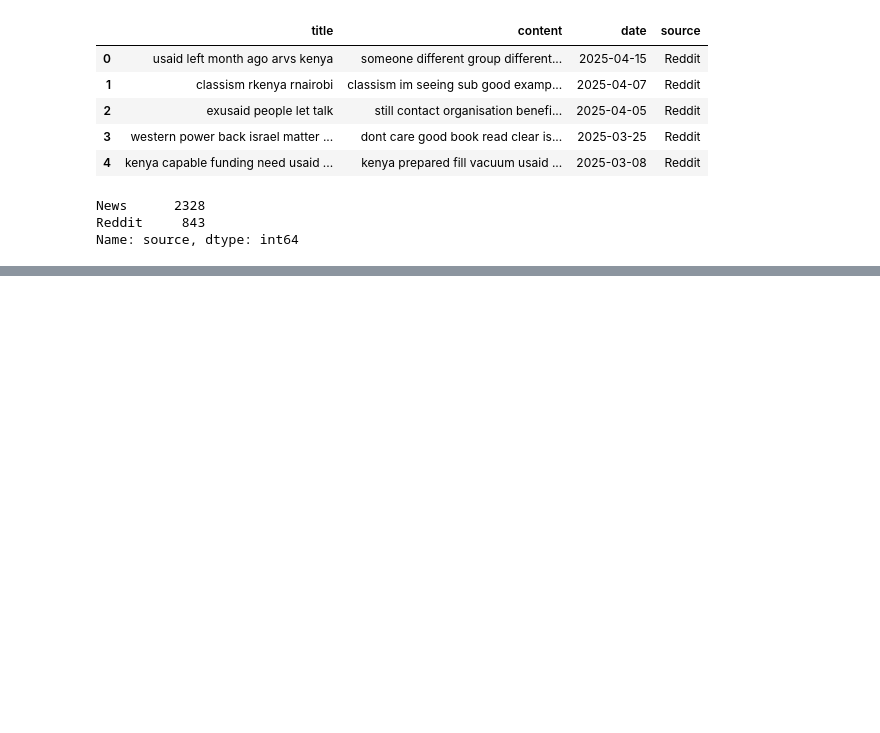
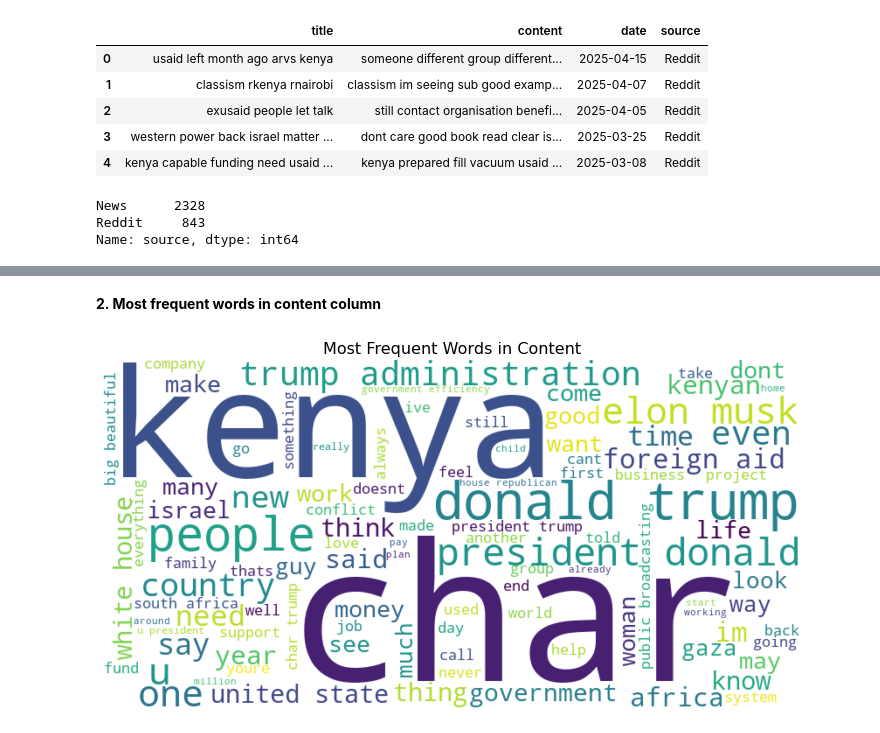
Before and after one commit to L-N-E0/USAID-Kenya-Sentiment-Analysis, a Jupyter notebook: notebooks/Joseline.ipynb, the cells around one changed output, grey strips where cells are left out. Saved outputs shown, nothing was run; the diff lists cells and outputs as text; code cells hidden in the pictures; blank space fills up the shorter version.

```diff
--- a/notebooks/Joseline.ipynb
+++ b/notebooks/Joseline.ipynb
@@ -505,0 +579,32 @@ Analyze the emotional tone (positive, negative, or neutral) of the text.
+# %% [markdown]
+**2. Most frequent words in content column**
+# %%
+from wordcloud import WordCloud, STOPWORDS
+import matplotlib.pyplot as plt
+
+# all content into one string
+text = " ".join(str(content) for content in combined_data['content'])
+
+# Defined stopwords
+stopwords = set(STOPWORDS)
+stopwords.update(['https', 'co', 'RT', 'amp'])
+
+# Created the word cloud object
+wordcloud = WordCloud(
+    width=800,
+    height=400,
+    background_color='white',
+    stopwords=stopwords,
+    colormap='viridis',
+    max_words=100
+).generate(text)
+
+# Display
+plt.figure(figsize=(10, 7))
+plt.imshow(wordcloud, interpolation='bilinear')
+plt.axis('off')
+plt.title("Most Frequent Words in Content", fontsize=16)
+plt.tight_layout()
+plt.show()
+# %% [output]
+[figure, added]
```
Also changed, not shown: parts of 9 cells of this notebook.
